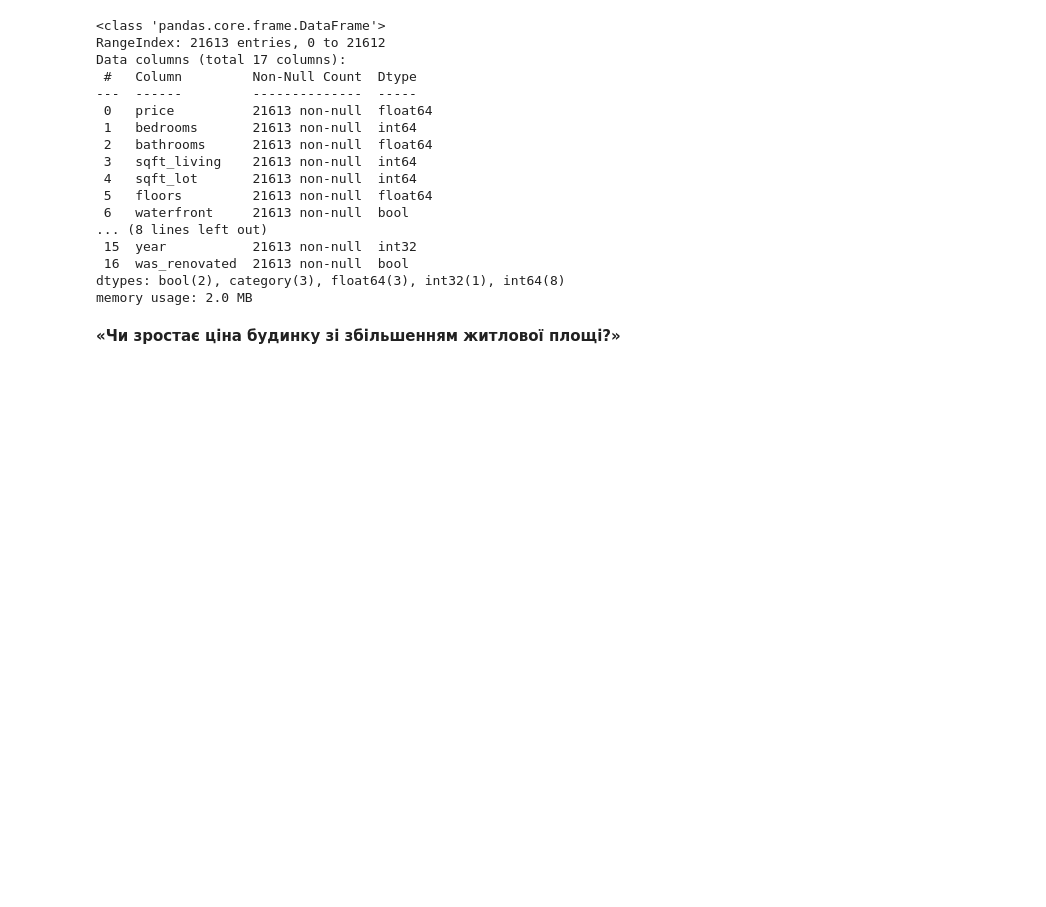
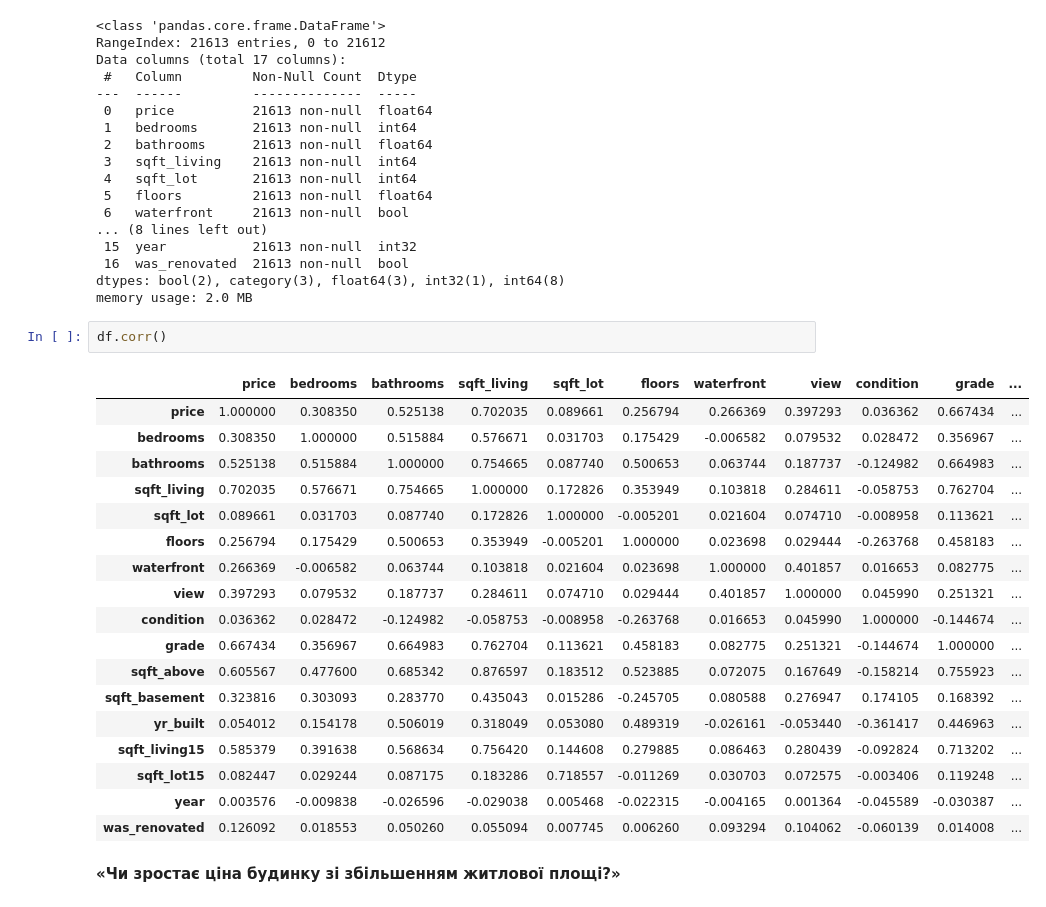
Before and after one commit to cpython-projects/da_1709, a Jupyter notebook: lesson_30.ipynb, the cells around one changed output. Saved outputs shown, nothing was run; the diff lists cells and outputs as text; blank space fills up the shorter version.

```diff
--- a/lesson_30.ipynb
+++ b/lesson_30.ipynb
@@ -355,6 +347,27 @@ Data columns (total 17 columns):
  16  was_renovated  21613 non-null  bool
 dtypes: bool(2), category(3), float64(3), int32(1), int64(8)
 memory usage: 2.0 MB
+# %%
+df.corr()
+# %% [output]
+|  | price | bedrooms | bathrooms | sqft_living | sqft_lot | floors | waterfront | view | condition | grade | ... |
+| price | 1.000000 | 0.308350 | 0.525138 | 0.702035 | 0.089661 | 0.256794 | 0.266369 | 0.397293 | 0.036362 | 0.667434 | ... |
+| bedrooms | 0.308350 | 1.000000 | 0.515884 | 0.576671 | 0.031703 | 0.175429 | -0.006582 | 0.079532 | 0.028472 | 0.356967 | ... |
+| bathrooms | 0.525138 | 0.515884 | 1.000000 | 0.754665 | 0.087740 | 0.500653 | 0.063744 | 0.187737 | -0.124982 | 0.664983 | ... |
+| sqft_living | 0.702035 | 0.576671 | 0.754665 | 1.000000 | 0.172826 | 0.353949 | 0.103818 | 0.284611 | -0.058753 | 0.762704 | ... |
+| sqft_lot | 0.089661 | 0.031703 | 0.087740 | 0.172826 | 1.000000 | -0.005201 | 0.021604 | 0.074710 | -0.008958 | 0.113621 | ... |
+| floors | 0.256794 | 0.175429 | 0.500653 | 0.353949 | -0.005201 | 1.000000 | 0.023698 | 0.029444 | -0.263768 | 0.458183 | ... |
+| waterfront | 0.266369 | -0.006582 | 0.063744 | 0.103818 | 0.021604 | 0.023698 | 1.000000 | 0.401857 | 0.016653 | 0.082775 | ... |
+| view | 0.397293 | 0.079532 | 0.187737 | 0.284611 | 0.074710 | 0.029444 | 0.401857 | 1.000000 | 0.045990 | 0.251321 | ... |
+| condition | 0.036362 | 0.028472 | -0.124982 | -0.058753 | -0.008958 | -0.263768 | 0.016653 | 0.045990 | 1.000000 | -0.144674 | ... |
+| grade | 0.667434 | 0.356967 | 0.664983 | 0.762704 | 0.113621 | 0.458183 | 0.082775 | 0.251321 | -0.144674 | 1.000000 | ... |
+| sqft_above | 0.605567 | 0.477600 | 0.685342 | 0.876597 | 0.183512 | 0.523885 | 0.072075 | 0.167649 | -0.158214 | 0.755923 | ... |
+| sqft_basement | 0.323816 | 0.303093 | 0.283770 | 0.435043 | 0.015286 | -0.245705 | 0.080588 | 0.276947 | 0.174105 | 0.168392 | ... |
+| yr_built | 0.054012 | 0.154178 | 0.506019 | 0.318049 | 0.053080 | 0.489319 | -0.026161 | -0.053440 | -0.361417 | 0.446963 | ... |
+| sqft_living15 | 0.585379 | 0.391638 | 0.568634 | 0.756420 | 0.144608 | 0.279885 | 0.086463 | 0.280439 | -0.092824 | 0.713202 | ... |
+| sqft_lot15 | 0.082447 | 0.029244 | 0.087175 | 0.183286 | 0.718557 | -0.011269 | 0.030703 | 0.072575 | -0.003406 | 0.119248 | ... |
+| year | 0.003576 | -0.009838 | -0.026596 | -0.029038 | 0.005468 | -0.022315 | -0.004165 | 0.001364 | -0.045589 | -0.030387 | ... |
+| was_renovated | 0.126092 | 0.018553 | 0.050260 | 0.055094 | 0.007745 | 0.006260 | 0.093294 | 0.104062 | -0.060139 | 0.014008 | ... |
 # %% [markdown]
 **«Чи зростає ціна будинку зі збільшенням житлової площі?»**
 # %%
```
Also changed, not shown: parts of 14 cells of this notebook.
